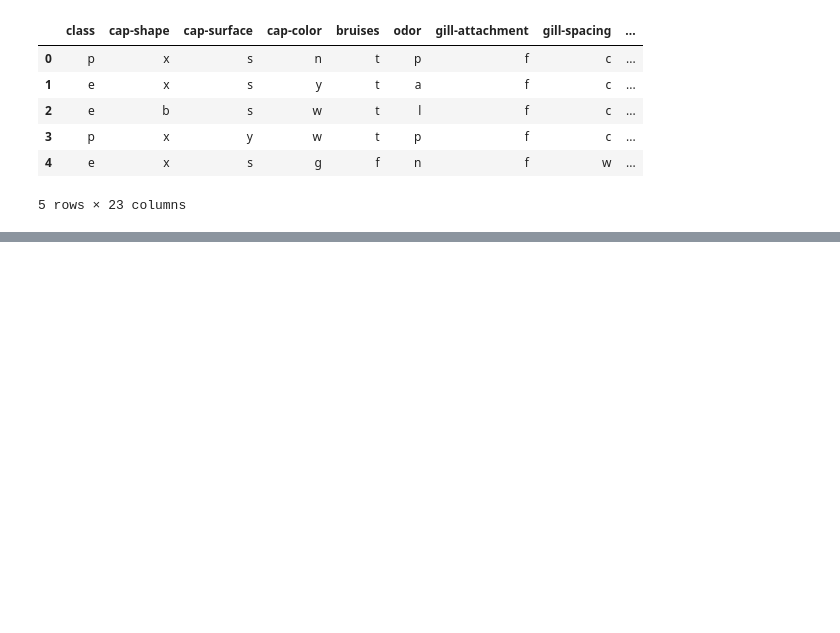
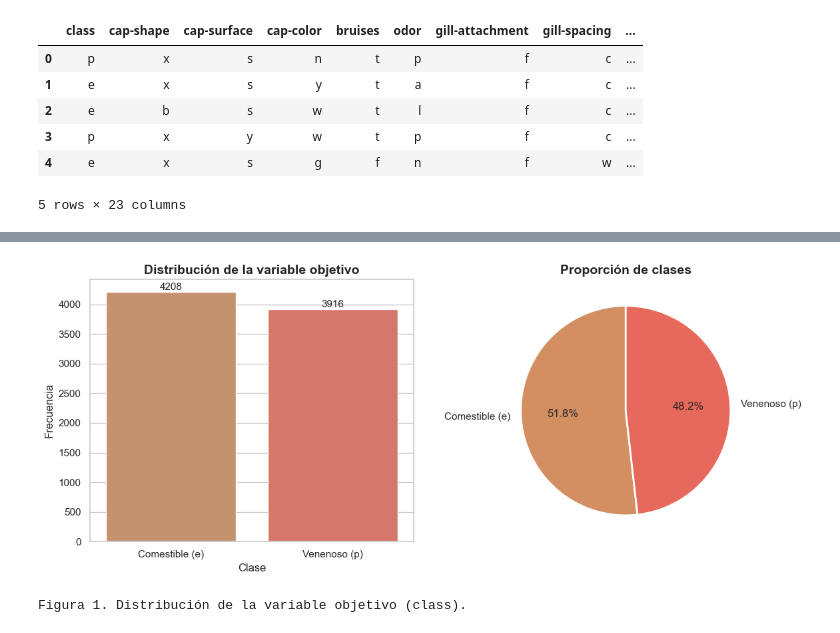
Before and after one commit to AleWWH1104/Lab10-md, a Jupyter notebook: Lab10.ipynb, the cells around one changed output, grey strips where cells are left out. Cells and saved outputs as stored; diff of their text form; code cells hidden in the pictures; blank space fills up the shorter version.

```diff
--- a/Lab10.ipynb
+++ b/Lab10.ipynb
@@ -53,0 +142,10 @@ Dataset cargado: 8124 filas × 23 columnas
+# %%
+# Distribución de clases
+class_counts = df['class'].value_counts()
+class_labels = {'p': 'Venenoso (p)', 'e': 'Comestible (e)'}
+class_counts.index = class_counts.index.map(class_labels)
+
+print('Distribución de clases:')
+print(class_counts.to_frame('Cantidad').assign(Porcentaje=lambda x: (x['Cantidad'] / len(df) * 100).round(2)))
+print()
+print(f'Balance de clases: {class_counts.min() / class_counts.max():.3f}  (1.0 = perfecto)')
@@ -53,0 +160,33 @@ Dataset cargado: 8124 filas × 23 columnas
+# %%
+# Gráfico de distribución de clases — Seaborn + Plotly
+fig, axes = plt.subplots(1, 2, figsize=(12, 5))
+
+# Barplot
+sns.countplot(data=df, x='class', palette=["#d38f62", "#e7695b"],
+              order=['e', 'p'], ax=axes[0])
+axes[0].set_title('Distribución de la variable objetivo', fontsize=14, fontweight='bold')
+axes[0].set_xlabel('Clase')
+axes[0].set_ylabel('Frecuencia')
+axes[0].set_xticklabels(['Comestible (e)', 'Venenoso (p)'])
+for bar in axes[0].patches:
+    axes[0].text(bar.get_x() + bar.get_width()/2, bar.get_height() + 30,
+                 f'{int(bar.get_height())}', ha='center', fontsize=11)
+
+# Pie chart
+axes[1].pie(
+    class_counts.values,
+    labels=class_counts.index,
+    autopct='%1.1f%%',
+    colors=["#d38f62", "#e7695b"],
+    startangle=90,
+    wedgeprops={'edgecolor': 'white', 'linewidth': 2}
+)
+axes[1].set_title('Proporción de clases', fontsize=14, fontweight='bold')
+
+plt.tight_layout()
+plt.savefig('distribucion_clases.png', dpi=150, bbox_inches='tight')
+plt.show()
+print('Figura 1. Distribución de la variable objetivo (class).')
+# %% [output]
+[figure, added]
+Figura 1. Distribución de la variable objetivo (class).
```
Also changed, not shown: parts of 16 cells of this notebook, 4 other files.
